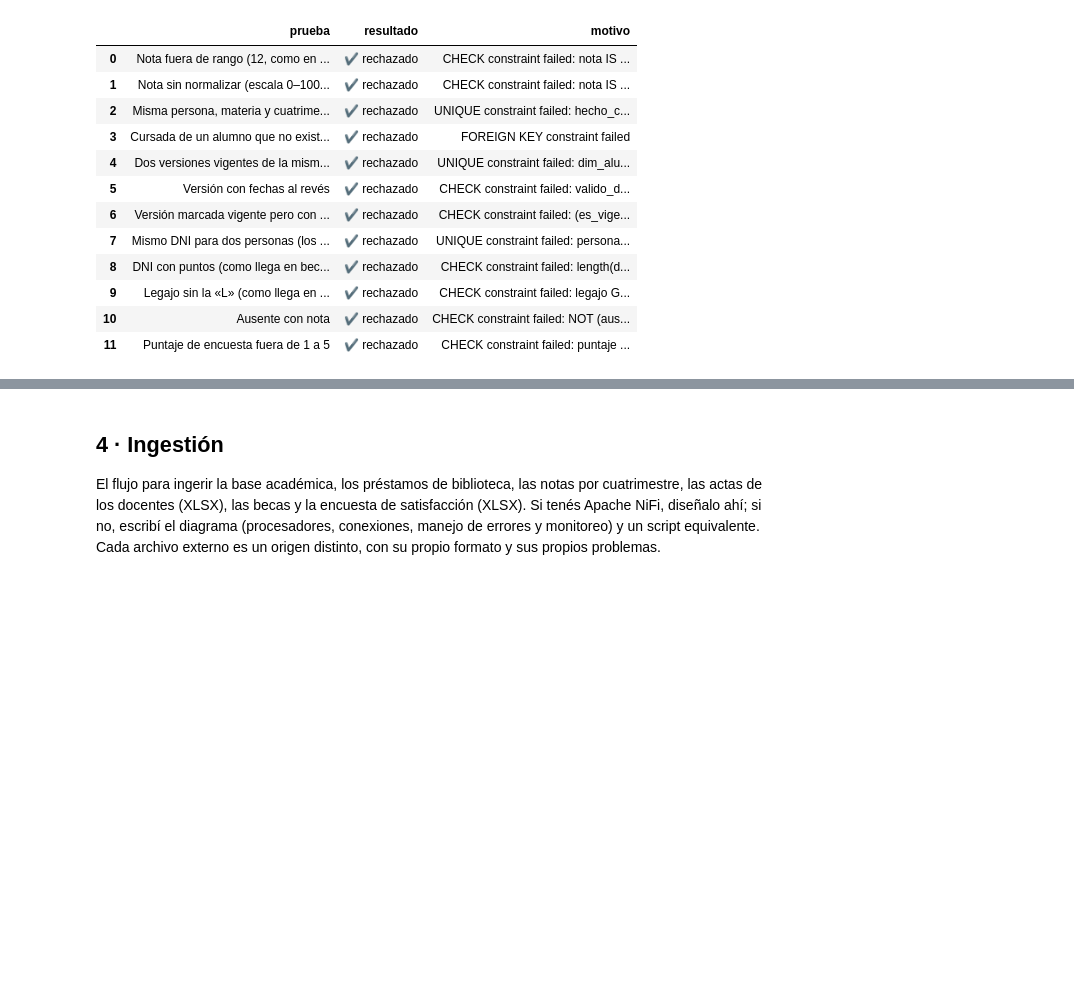
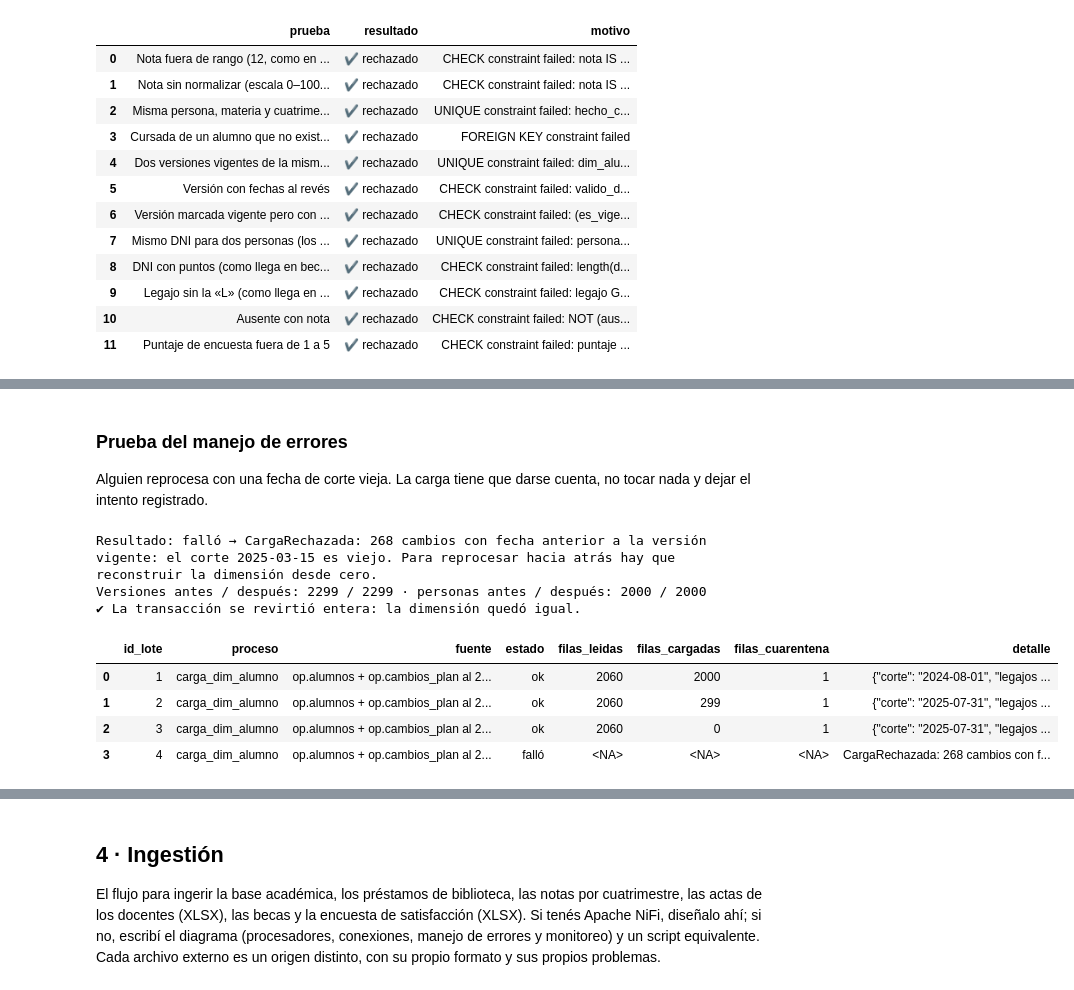
Before and after one commit to raschmatias/dh_arca, a Jupyter notebook: Data Engineer/06_uniandina/trabajo_final_uniandina.ipynb, the cells around one changed output, grey strips where cells are left out. Cells and saved outputs as stored; diff of their text form; code cells hidden in the pictures; blank space fills up the shorter version.

```diff
--- a/Data Engineer/06_uniandina/trabajo_final_uniandina.ipynb
+++ b/Data Engineer/06_uniandina/trabajo_final_uniandina.ipynb
@@ -718,0 +1038,25 @@ def cargar():
+# %% [markdown]
+### Prueba del manejo de errores
+
+Alguien reprocesa con una fecha de corte vieja. La carga tiene que darse cuenta, no tocar nada y dejar el intento registrado.
+# %%
+# Prueba del manejo de errores: alguien reprocesa con una fecha de corte vieja (15/3/2025).
+# Para los que cambiaron de plan después de esa fecha, la carga querría «volver» al plan anterior con una fecha
+# que es previa a la versión vigente. Eso rompería la historia: la carga tiene que rechazarlo y no tocar nada.
+antes = uno("SELECT COUNT(*) FROM dim_alumno"), uno("SELECT COUNT(*) FROM persona_pii")
+resultado = cargar_dim_alumno("2025-03-15")
+despues = uno("SELECT COUNT(*) FROM dim_alumno"), uno("SELECT COUNT(*) FROM persona_pii")
+print("Resultado:", resultado["estado"], "→", resultado.get("motivo", ""))
+print(f"Versiones antes / después: {antes[0]} / {despues[0]} · personas antes / después: {antes[1]} / {despues[1]}")
+print("✔ La transacción se revirtió entera: la dimensión quedó igual." if antes == despues else "✘ La carga dejó cambios a medias.")
+sql("SELECT id_lote, proceso, fuente, estado, filas_leidas, filas_cargadas, filas_cuarentena, detalle FROM control_lote ORDER BY id_lote",
+    base="dwh.db").astype({"filas_leidas": "Int64", "filas_cargadas": "Int64", "filas_cuarentena": "Int64"})
+# %% [output]
+Resultado: falló → CargaRechazada: 268 cambios con fecha anterior a la versión vigente: el corte 2025-03-15 es viejo. Para reprocesar hacia atrás hay que reconstruir la dimensión desde cero.
+Versiones antes / después: 2299 / 2299 · personas antes / después: 2000 / 2000
+✔ La transacción se revirtió entera: la dimensión quedó igual.
+|  | id_lote | proceso | fuente | estado | filas_leidas | filas_cargadas | filas_cuarentena | detalle |
+| 0 | 1 | carga_dim_alumno | op.alumnos + op.cambios_plan al 2... | ok | 2060 | 2000 | 1 | {"corte": "2024-08-01", "legajos ... |
+| 1 | 2 | carga_dim_alumno | op.alumnos + op.cambios_plan al 2... | ok | 2060 | 299 | 1 | {"corte": "2025-07-31", "legajos ... |
+| 2 | 3 | carga_dim_alumno | op.alumnos + op.cambios_plan al 2... | ok | 2060 | 0 | 1 | {"corte": "2025-07-31", "legajos ... |
+| 3 | 4 | carga_dim_alumno | op.alumnos + op.cambios_plan al 2... | falló | <NA> | <NA> | <NA> | CargaRechazada: 268 cambios con f... |
```
Also changed, not shown: parts of 14 cells of this notebook.
